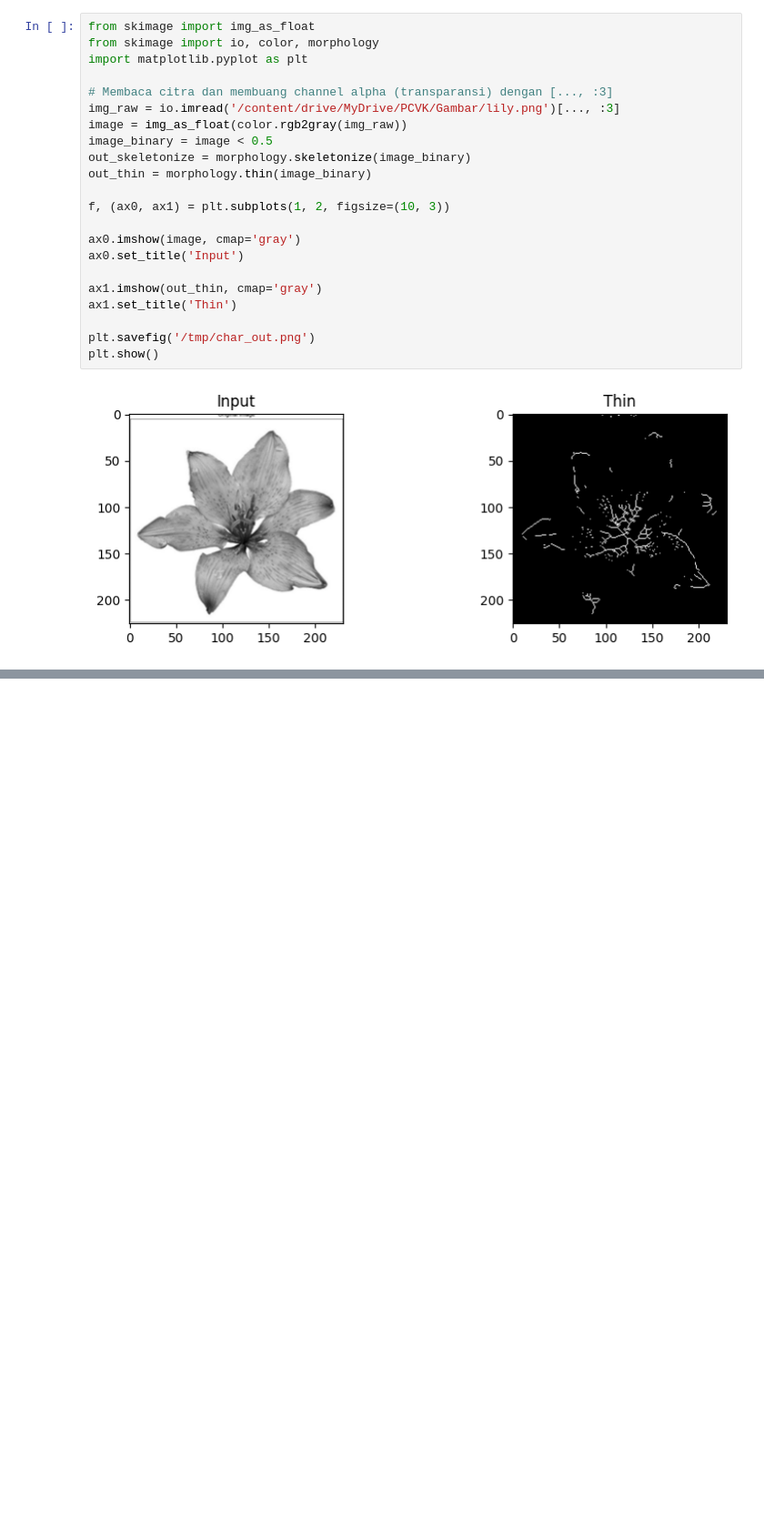
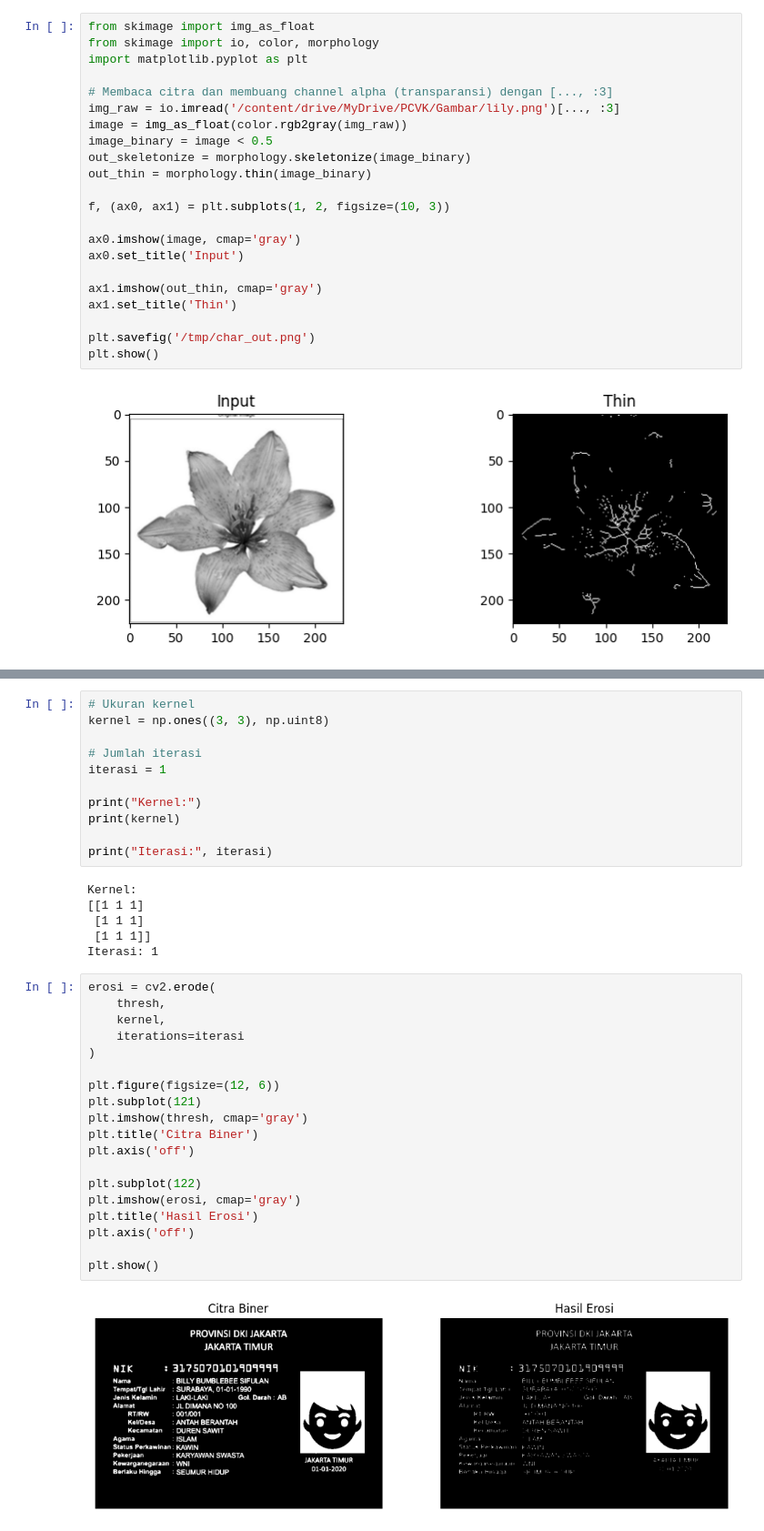
Before and after one commit to muhammadhasbiashiddiqi/PCVK_Genap_2026, a Jupyter notebook: Wee9.ipynb, the cells around one changed output, grey strips where cells are left out. Shown at 91% size. Saved outputs shown, nothing was run; the diff lists cells and outputs as text; blank space fills up the shorter version.

```diff
--- a/Wee9.ipynb
+++ b/Wee9.ipynb
@@ -575,0 +632,38 @@ plt.show()
+# %%
+# Ukuran kernel
+kernel = np.ones((3, 3), np.uint8)
+
+# Jumlah iterasi
+iterasi = 1
+
+print("Kernel:")
+print(kernel)
+
+print("Iterasi:", iterasi)
+# %% [output]
+Kernel:
+[[1 1 1]
+ [1 1 1]
+ [1 1 1]]
+Iterasi: 1
+# %%
+erosi = cv2.erode(
+    thresh,
+    kernel,
+    iterations=iterasi
+)
+
+plt.figure(figsize=(12, 6))
+plt.subplot(121)
+plt.imshow(thresh, cmap='gray')
+plt.title('Citra Biner')
+plt.axis('off')
+
+plt.subplot(122)
+plt.imshow(erosi, cmap='gray')
+plt.title('Hasil Erosi')
+plt.axis('off')
+
+plt.show()
+# %% [output]
+[figure, added]
```
Also changed, not shown: parts of 13 cells of this notebook.
